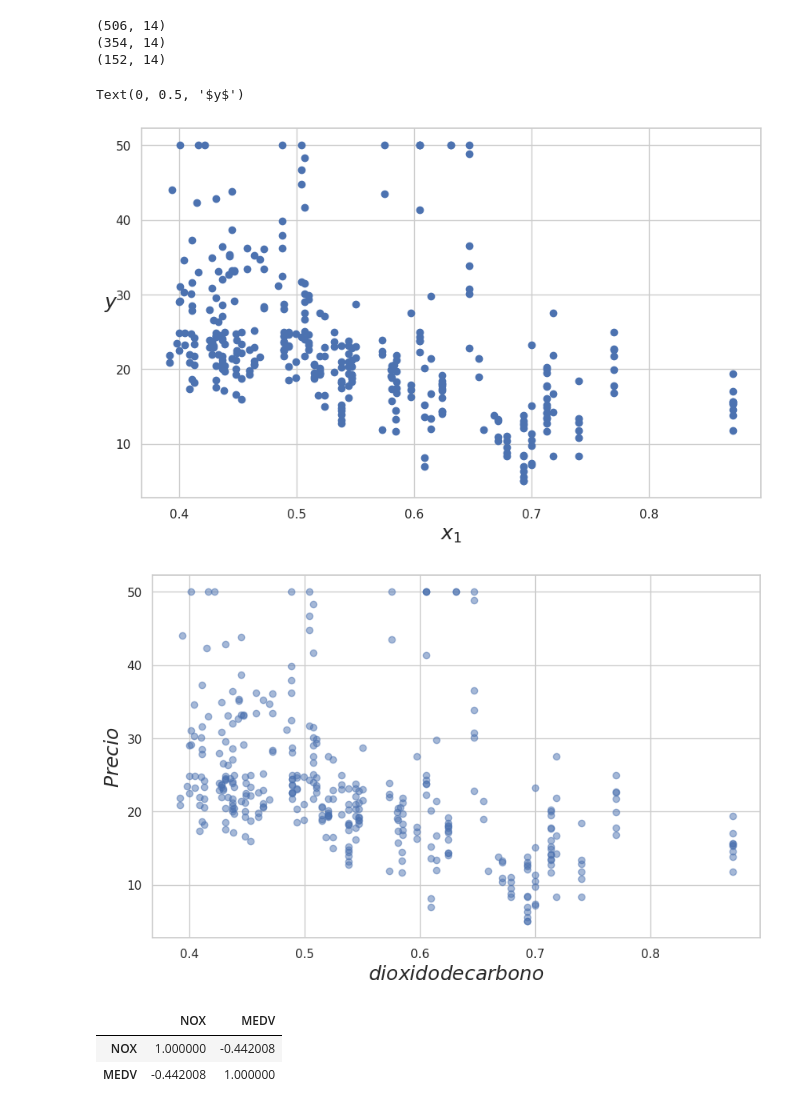
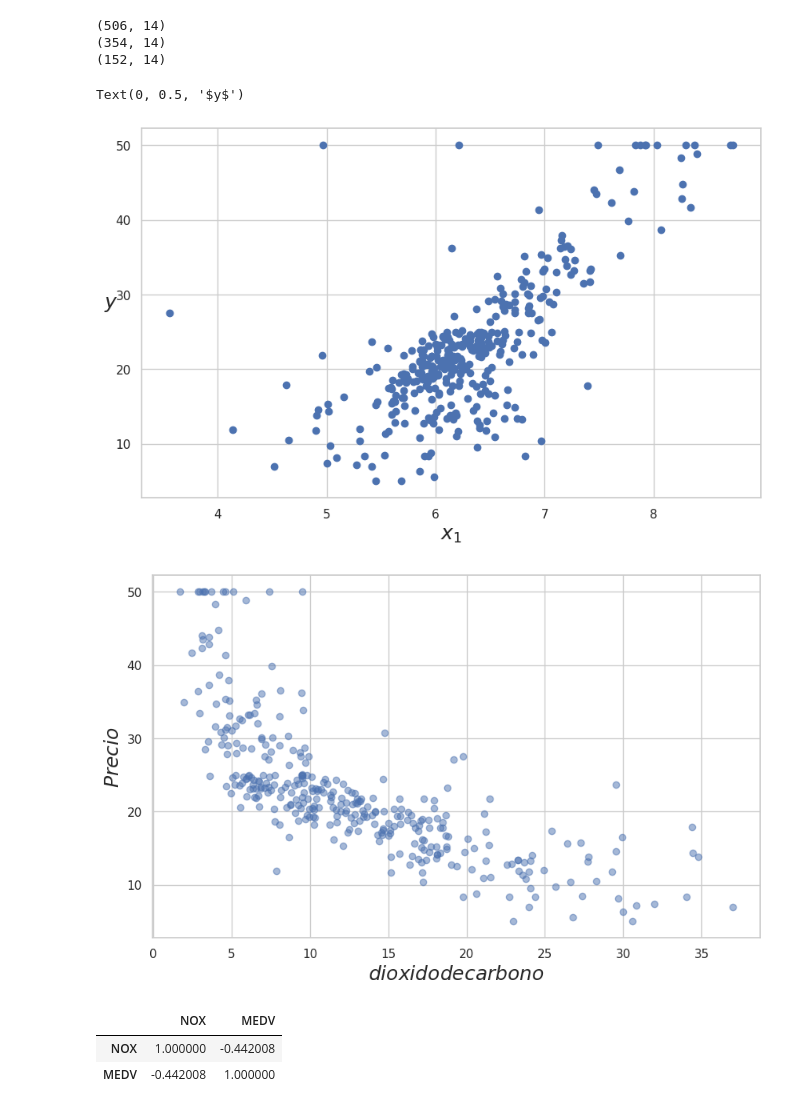
Before and after one commit to jperez0787/data_science_for_business_2023, a Jupyter notebook: Supervised_models/Linear_regression/Lab_Boston_Housing_v2.ipynb, the cells around one changed output. Saved outputs shown, nothing was run; the diff lists cells and outputs as text; code cells hidden in the pictures.

```diff
--- a/Supervised_models/Linear_regression/Lab_Boston_Housing_v2.ipynb
+++ b/Supervised_models/Linear_regression/Lab_Boston_Housing_v2.ipynb
@@ -214,20 +214,20 @@ print(test.shape)
 # %%
 import matplotlib.pyplot as plt
 plt.rcParams["figure.figsize"] = (10,6)
 
-plt.scatter(train.NOX, train.MEDV)
+plt.scatter(train.RM, train.MEDV)
 plt.xlabel("$x_1$", fontsize=18)
 plt.ylabel("$y$", rotation=0, fontsize=18)
 # %% [output]
 Text(0, 0.5, '$y$')
-[figure, old version]
+[figure, new version]
 # %%
-plt.scatter(train.NOX, train.MEDV, alpha = 0.5)
+plt.scatter(train.LSTAT, train.MEDV, alpha = 0.5)
 plt.xlabel("$dioxido de carbono$", fontsize=18)
 plt.ylabel("$Precio$", rotation=90, fontsize=18)
 plt.show()
 # %% [output]
-[figure, old version]
+[figure, new version]
 # %%
 train[['NOX', 'MEDV']].corr()
 # %% [output]
```
Also changed, not shown: parts of 1 cell of this notebook.
